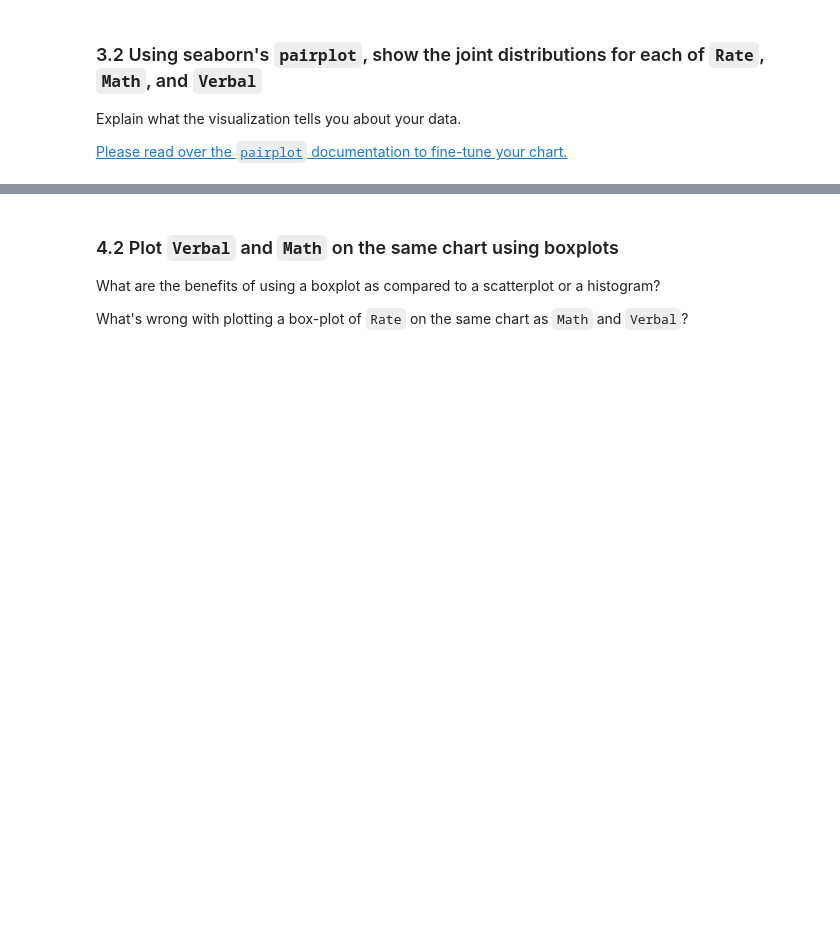
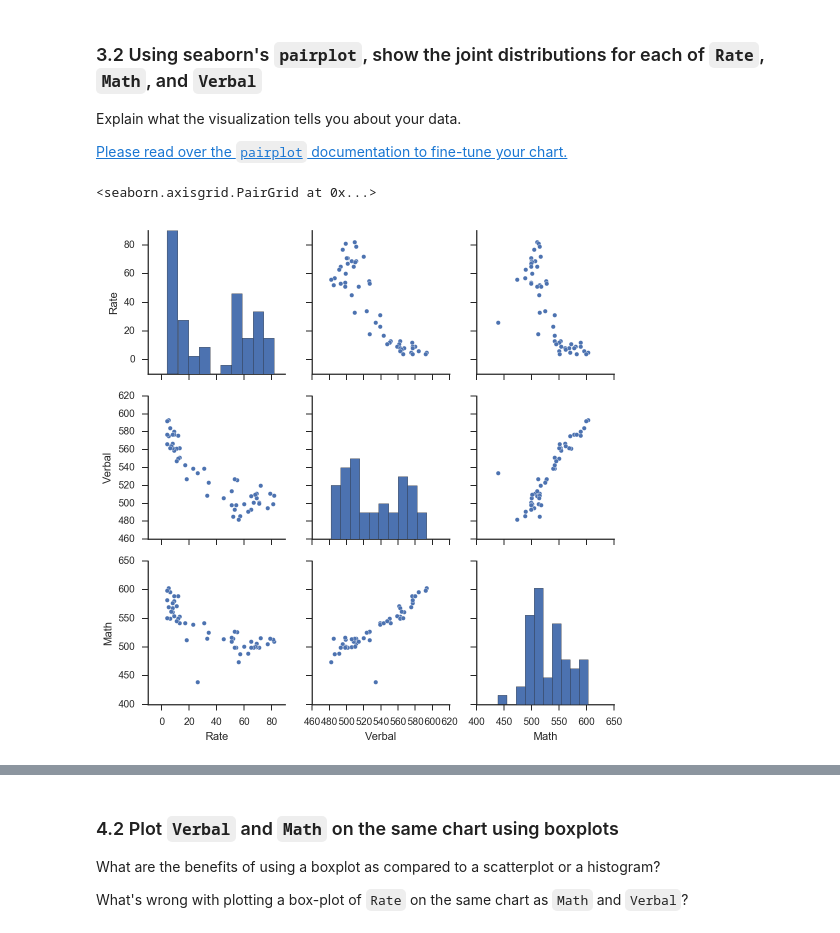
Before and after one commit to ocj137/DSI-SF-2-ocjacob, a Jupyter notebook: week02/project-02-starter.ipynb, the cells around one changed output, grey strips where cells are left out. Cells and saved outputs as stored; diff of their text form; code cells hidden in the pictures; blank space fills up the shorter version.

```diff
--- a/week02/project-02-starter.ipynb
+++ b/week02/project-02-starter.ipynb
@@ -89,6 +134,15 @@ Set the keyword argument `kde=False`. This way you can actually see the counts w
 Explain what the visualization tells you about your data.
 
 [Please read over the `pairplot` documentation to fine-tune your chart.](https://stanford.edu/~mwaskom/software/seaborn/generated/seaborn.pairplot.html#seaborn.pairplot)
+# %%
+#sns.set(rc={"figure.figsize": (8, 8)})
+#sns.pairplot (sat_scores['Rate'], kde=False)
+
+sns.set(style="ticks", color_codes=True)
+sns.pairplot(sat_scores)
+# %% [output]
+<seaborn.axisgrid.PairGrid at 0x...>
+[figure, added]
 # %% [markdown]
 <img src="http://imgur.com/l5NasQj.png" style="float: left; margin: 25px 15px 0px 0px; height: 25px">
 
```
Also changed, not shown: parts of 25 cells of this notebook.
